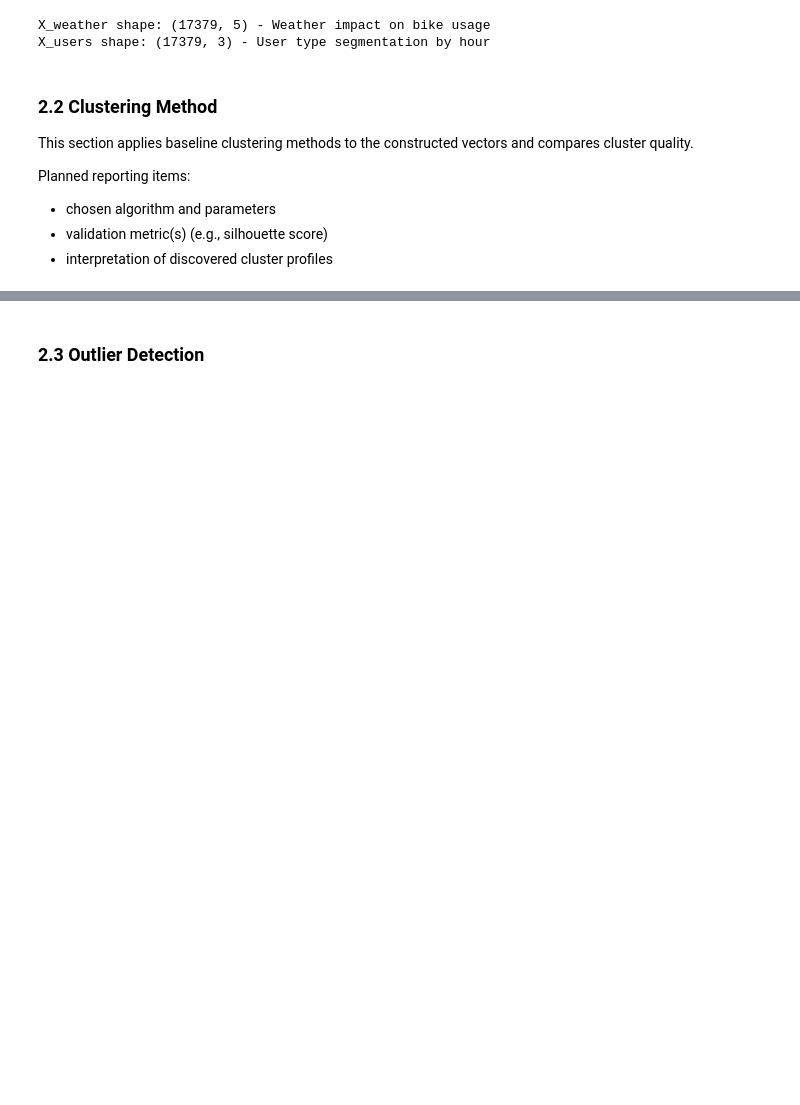
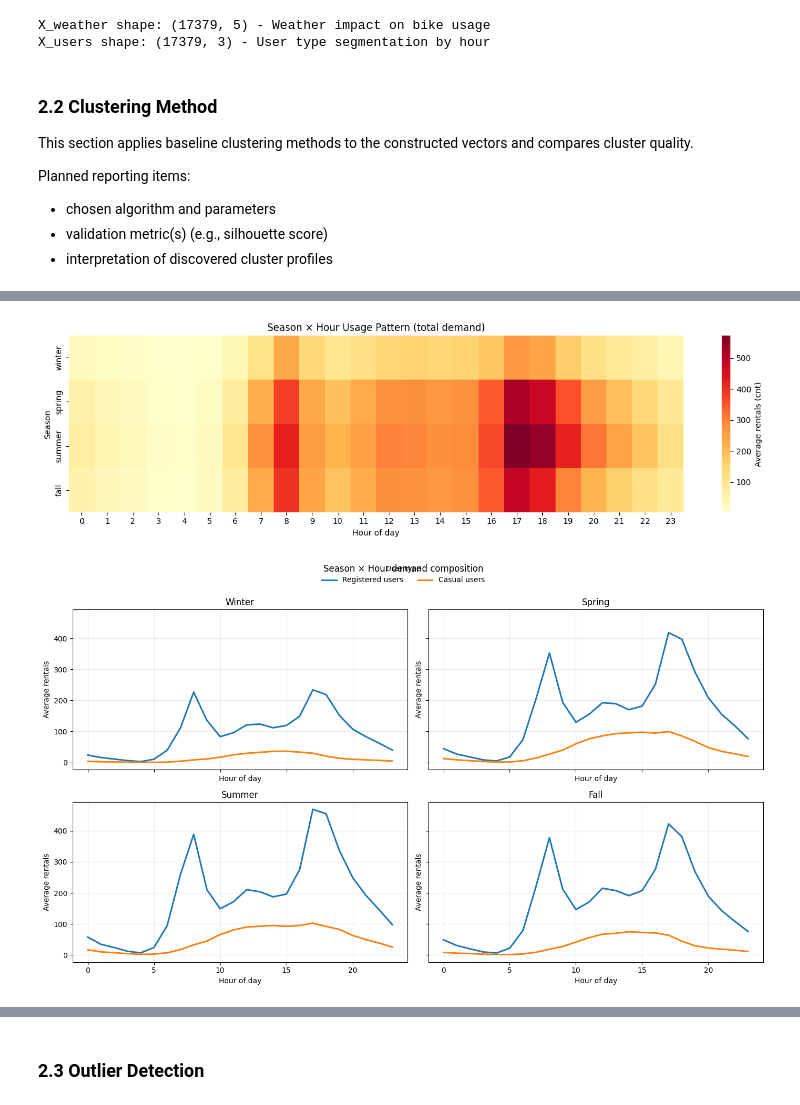
Before and after one commit to DominikKysel/DM-Project, a Jupyter notebook: data_mining_project_bike_sharing.ipynb, the cells around one changed output, grey strips where cells are left out. Cells and saved outputs as stored; diff of their text form; code cells hidden in the pictures; blank space fills up the shorter version.

```diff
--- a/data_mining_project_bike_sharing.ipynb
+++ b/data_mining_project_bike_sharing.ipynb
@@ -643,0 +887,54 @@ labels = None
+# %%
+# Season x Hour usage patterns (real demand)
+season_map = season_labels
+season_order = ["winter", "spring", "summer", "fall"]
+
+season_hour = (
+    df_clean.assign(season_name=df_clean["season"].map(season_map))
+    .groupby(["season_name", "hr"], as_index=False)
+    .agg(
+        cnt_mean=("cnt", "mean"),
+        casual_mean=("casual", "mean"),
+        registered_mean=("registered", "mean"),
+    )
+)
+
+# Heatmap: total usage by season and hour
+pivot_cnt = season_hour.pivot(index="season_name", columns="hr", values="cnt_mean").reindex(season_order)
+
+plt.figure(figsize=(14, 4))
+sns.heatmap(
+    pivot_cnt,
+    cmap="YlOrRd",
+    cbar_kws={"label": "Average rentals (cnt)"}
+)
+plt.title("Season × Hour Usage Pattern (total demand)")
+plt.xlabel("Hour of day")
+plt.ylabel("Season")
+plt.tight_layout()
+plt.show()
+
+# Line plots: casual vs registered by hour for each season
+reg_color = "#1f77b4"
+cas_color = "#ff7f0e"
+
+fig, axes = plt.subplots(2, 2, figsize=(14, 8), sharex=True, sharey=True)
+axes = axes.flatten()
+
+for i, season_name in enumerate(season_order):
+    d = season_hour[season_hour["season_name"] == season_name]
+    axes[i].plot(d["hr"], d["registered_mean"], label="Registered users", color=reg_color, linewidth=2.2)
+    axes[i].plot(d["hr"], d["casual_mean"], label="Casual users", color=cas_color, linewidth=2.2)
+    axes[i].set_title(season_name.capitalize())
+    axes[i].set_xlabel("Hour of day")
+    axes[i].set_ylabel("Average rentals")
+    axes[i].grid(alpha=0.25)
+
+handles, labels = axes[0].get_legend_handles_labels()
+fig.legend(handles, labels, title="User type", loc="upper center", ncol=2, frameon=False)
+fig.suptitle(f'Season × Hour demand composition', y=1.02)
+plt.tight_layout()
+plt.show()
+# %% [output]
+[figure, added]
+[figure, added]
```
Also changed, not shown: parts of 16 cells of this notebook.
